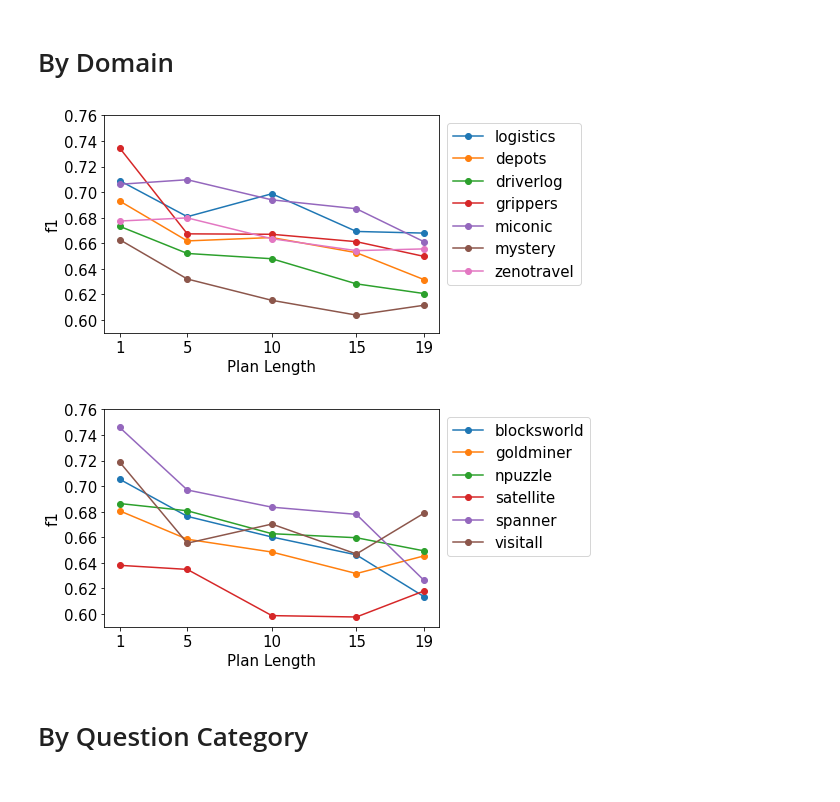
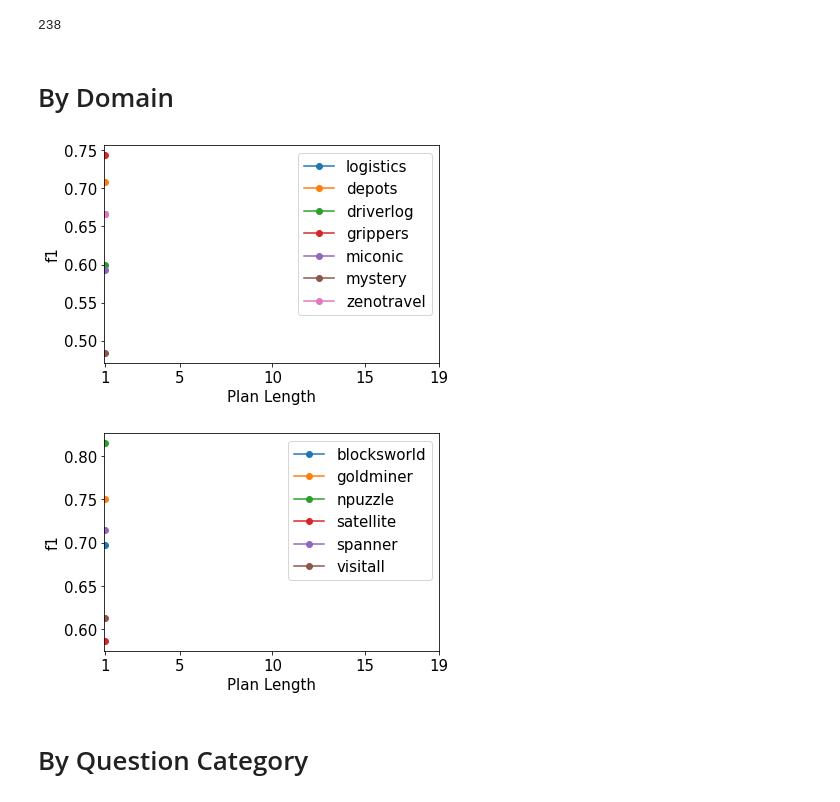
Before and after one commit to izuminka/reasoning_about_actions, a Jupyter notebook: src/analysis/plots/by_plan_length.ipynb, the cells around one changed output. Cells and saved outputs as stored; diff of their text form; code cells hidden in the pictures.

```diff
--- a/src/analysis/plots/by_plan_length.ipynb
+++ b/src/analysis/plots/by_plan_length.ipynb
@@ -13,46 +13,51 @@ from collections import defaultdict
 answer_type = TRUE_FALSE_ANSWER_TYPE #FREE_ANSWER#
 score_key = F1_SCORE_KEY#'accuracy'
 answer_type_ext = tf_answer_type(score_key = F1_SCORE_KEY)
-stats_all = collect_stats_all(tf_answer_type(score_key = F1_SCORE_KEY))
+save_main_dir = f'{STATISTICS_PATH}.small_dataset_ids_pl.1'
+stats_all = collect_stats_all(tf_answer_type(score_key = F1_SCORE_KEY), save_main_dir=save_main_dir)
+
+save_dir = os.path.join(save_main_dir, 'plots', 'by_length')
+# %%
+len(stats_all)
+# %% [output]
+238
 # %%
 model_name = 'gemini'#'gemma-2b-it'
-prompt_type = 'few_shot_5'
+prompt_type = 'few_shot_1'
 subs = WITHOUT_RANDOM_SUB
 ramifications = WITHOUT_RAMIFICATIONS
 question_category = ALL_QUESTION_CATEGORIES_KEY
-
-save_dir = os.path.join(STATISTICS_PATH, 'by_length_plots')
 # %% [markdown]
 # By Domain
 # %%
 x = PLAN_LENGTHS
 
 for domain_type, domain_ls in [(TRANSPORTATION_DOMAIN_KEY, TRANSPORTATION_DOMAINS), (NON_TRANSPORTATION_DOMAIN_KEY, NON_TRANSPORTATION_DOMAINS)]:
     plt.figure()
     y_by_domain = {}
     for domain in domain_ls:
         y = []
         for plan_length in PLAN_LENGTHS:
             res = filter_single_selector(stats_all, plan_length, question_category, ramifications, model_name, prompt_type, domain, answer_type, subs)
             y.append(res)
         y_by_domain[domain] = y
         plt.plot(x, y, 'o-', label=domain)
 
-    plt.ylim([0.59, 0.76])
+    # plt.ylim([0.59, 0.76])
     plt.xticks(PLAN_LENGTHS)
     # plt.title(f'{model_name} {prompt_type} {subs} {ramifications}')
     plt.legend(fontsize=15, bbox_to_anchor=(1, 1))
     plt.xticks(size=15)
     plt.xlabel('Plan Length', size=15)
     plt.yticks(size=15)
     plt.ylabel(score_key, size=15)
     os.makedirs(save_dir, exist_ok=True)
     save_path = os.path.join(save_dir, f'{domain_type}.{answer_type}.{score_key}.{model_name}.{prompt_type}.{subs}.{ramifications}.1-19.pdf')
     plt.savefig(save_path, transparent=True, format="pdf", bbox_inches='tight')
     plt.show()
 # %% [output]
-[figure, old version]
+[figure, new version]
-[figure, old version]
+[figure, new version]
 # %% [markdown]
 # By Question Category
 # %%
```
Also changed, not shown: 5 other files.
